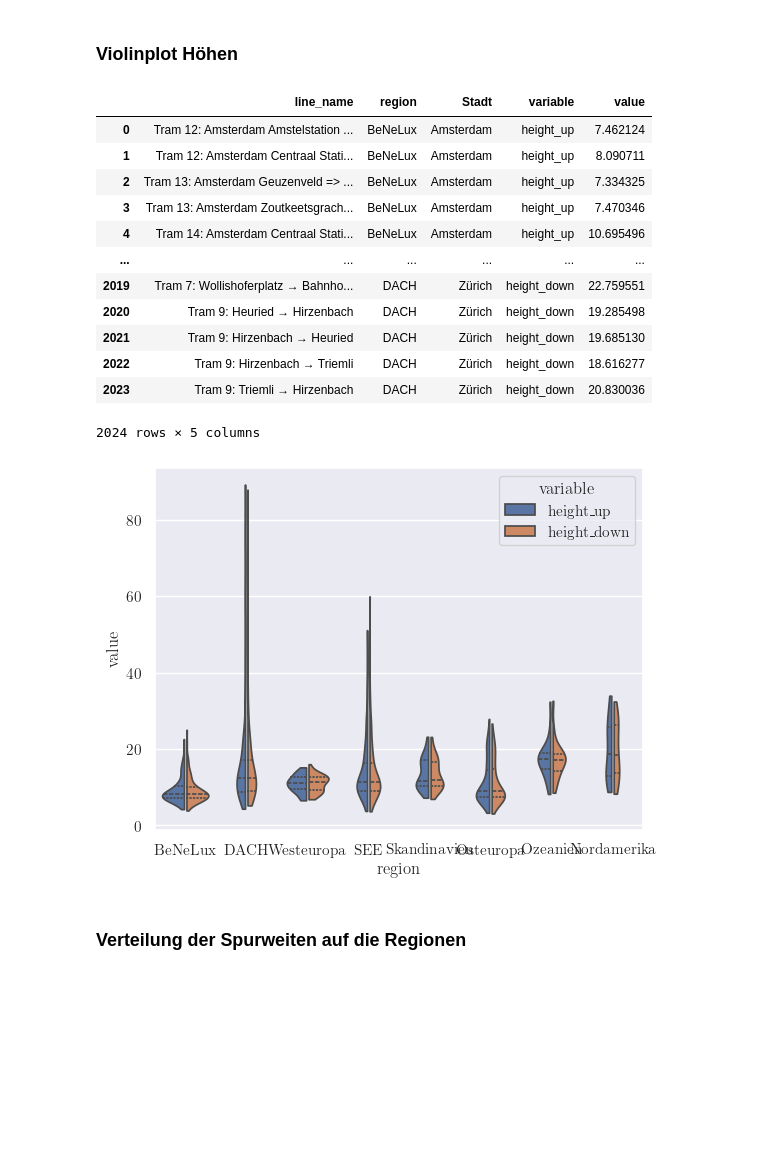
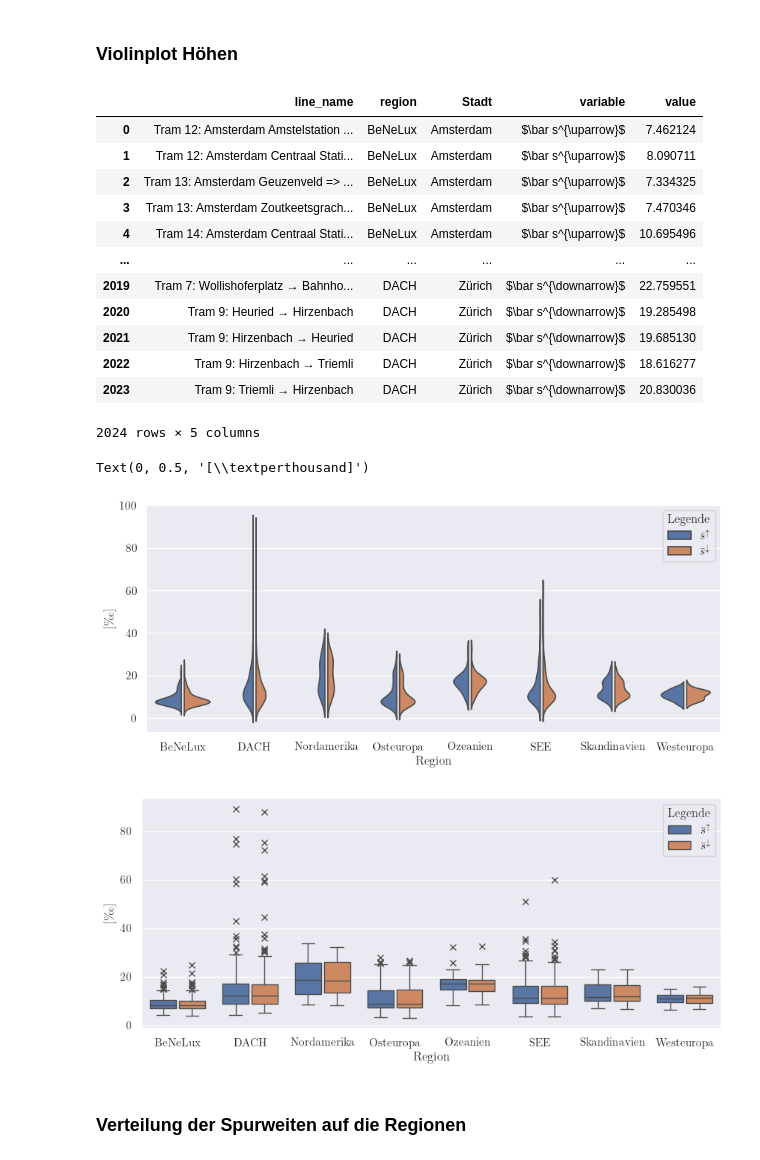
Before and after one commit to flof93/osm-horizontal-curvature, a Jupyter notebook: Auswertung.ipynb, the cells around one changed output. Drawn from its saved outputs; the diff is of its cells as text; code cells hidden in the pictures; blank space fills up the shorter version.

```diff
--- a/Auswertung.ipynb
+++ b/Auswertung.ipynb
@@ -36,7 +41,7 @@ cm = 1/2.54
 # %% [markdown]
 ## Laden des Datasets
 # %%
-data=gpd.read_file(da.DATA_DICT / 'building_data.json').dropna(axis='index')
+data=gpd.read_file(da.DATA_DIR / 'building_data.json').dropna(axis='index').reset_index(drop=True)
 data
 # %% [output]
 |  | line_name | line_number | from | to | distance | curvature | height_up | height_down | gauge | ... |
@@ -183,35 +201,61 @@ data[(data['height_up']>data['height_up'].quantile(0.95))].dropna(axis='index')[
 # %%
 df_height=data.dropna(axis=1)
 df_height = df_height.melt(value_vars=['height_up', 'height_down'], id_vars=['line_name', 'region', 'Stadt'])
+df_height['variable'] = df_height['variable'].apply(lambda x: da.COLUMN_NAMES_TEX_SHORT['height_up'] if x=='height_up' else da.COLUMN_NAMES_TEX_SHORT['height_down'])
 df_height
 # %% [output]
 |  | line_name | region | Stadt | variable | value |
-| 0 | Tram 12: Amsterdam Amstelstation ... | BeNeLux | Amsterdam | height_up | 7.462124 |
-| 1 | Tram 12: Amsterdam Centraal Stati... | BeNeLux | Amsterdam | height_up | 8.090711 |
-| 2 | Tram 13: Amsterdam Geuzenveld => ... | BeNeLux | Amsterdam | height_up | 7.334325 |
-| 3 | Tram 13: Amsterdam Zoutkeetsgrach... | BeNeLux | Amsterdam | height_up | 7.470346 |
-| 4 | Tram 14: Amsterdam Centraal Stati... | BeNeLux | Amsterdam | height_up | 10.695496 |
+| 0 | Tram 12: Amsterdam Amstelstation ... | BeNeLux | Amsterdam | $\bar s^{\uparrow}$ | 7.462124 |
+| 1 | Tram 12: Amsterdam Centraal Stati... | BeNeLux | Amsterdam | $\bar s^{\uparrow}$ | 8.090711 |
+| 2 | Tram 13: Amsterdam Geuzenveld => ... | BeNeLux | Amsterdam | $\bar s^{\uparrow}$ | 7.334325 |
+| 3 | Tram 13: Amsterdam Zoutkeetsgrach... | BeNeLux | Amsterdam | $\bar s^{\uparrow}$ | 7.470346 |
+| 4 | Tram 14: Amsterdam Centraal Stati... | BeNeLux | Amsterdam | $\bar s^{\uparrow}$ | 10.695496 |
 | ... | ... | ... | ... | ... | ... |
-| 2019 | Tram 7: Wollishoferplatz → Bahnho... | DACH | Zürich | height_down | 22.759551 |
-| 2020 | Tram 9: Heuried → Hirzenbach | DACH | Zürich | height_down | 19.285498 |
-| 2021 | Tram 9: Hirzenbach → Heuried | DACH | Zürich | height_down | 19.685130 |
-| 2022 | Tram 9: Hirzenbach → Triemli | DACH | Zürich | height_down | 18.616277 |
-| 2023 | Tram 9: Triemli → Hirzenbach | DACH | Zürich | height_down | 20.830036 |
+| 2019 | Tram 7: Wollishoferplatz → Bahnho... | DACH | Zürich | $\bar s^{\downarrow}$ | 22.759551 |
+| 2020 | Tram 9: Heuried → Hirzenbach | DACH | Zürich | $\bar s^{\downarrow}$ | 19.285498 |
+| 2021 | Tram 9: Hirzenbach → Heuried | DACH | Zürich | $\bar s^{\downarrow}$ | 19.685130 |
+| 2022 | Tram 9: Hirzenbach → Triemli | DACH | Zürich | $\bar s^{\downarrow}$ | 18.616277 |
+| 2023 | Tram 9: Triemli → Hirzenbach | DACH | Zürich | $\bar s^{\downarrow}$ | 20.830036 |
 2024 rows × 5 columns
 # %%
-fig, ax = plt.subplots(1,1, figsize=(6.3,4.7))
+fig, ax = plt.subplots(1,1, figsize=(10,4))
 sns.violinplot(data= df_height,
                x='region',
                y='value',
                hue= 'variable',
                split= True,
                ax= ax,
-               inner= 'quart',
+               inner= None,
                gap= 0.1,
-               cut= 0,
-               common_norm= True)
+               #cut= 0,
+               #native_scale=True,
+               order=order)
+plt.legend(title='Legende')
+plt.xlabel('Region')
+plt.ylabel(r'[\textperthousand]')
 # %% [output]
+Text(0, 0.5, '[\\textperthousand]')
-[figure, old version]
+[figure, new version]
+# %%
+fig, ax = plt.subplots(1,1, figsize=(10,4))
+sns.boxplot(data= df_height,
+               x='region',
+               y='value',
+               hue= 'variable',
+               #split= True,
+               ax= ax,
+               #inner= None,
+               gap= 0.1,
+               #cut= 0,
+               #native_scale=True,
+               order=order,
+            flierprops={"marker": "x"})
+plt.legend(title='Legende')
+plt.xlabel('Region')
+plt.ylabel(r'[\textperthousand]')
+plt.savefig(RESULTS_DIR/'Verteilungen'/'heights_boxplot.png', dpi=600, bbox_inches='tight')
+# %% [output]
+[figure, added]
 # %% [markdown]
 ### Verteilung der Spurweiten auf die Regionen
 # %%
```
Also changed, not shown: parts of 32 cells of this notebook.
